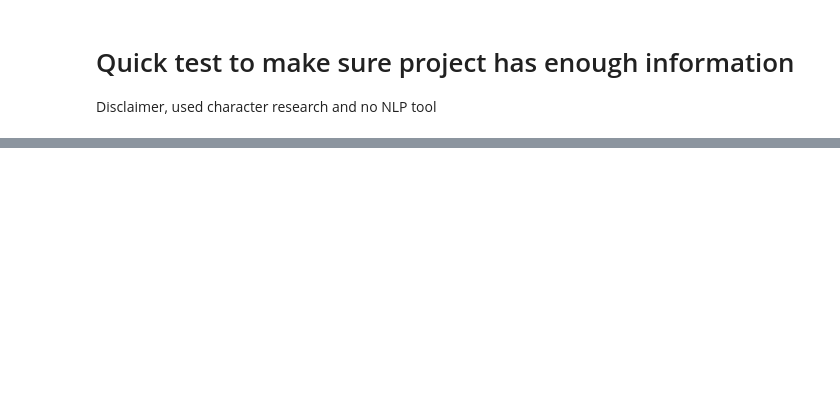
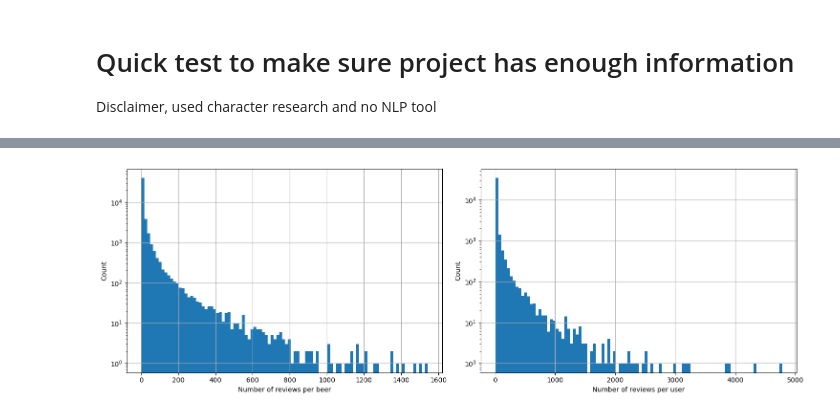
Before and after one commit to epfl-ada/ada-2023-project-beeradaventure46, a Jupyter notebook: NB01_test.ipynb, the cells around one changed output, grey strips where cells are left out. Saved outputs shown, nothing was run; the diff lists cells and outputs as text; code cells hidden in the pictures; blank space fills up the shorter version.

```diff
--- a/NB01_test.ipynb
+++ b/NB01_test.ipynb
@@ -107,0 +97,19 @@ ratings_rb.sample(3)
+# %%
+plt.figure(figsize=(15, 5))
+
+# group the reviews by beer_id and show a histogram of the number of reviews computed
+plt.subplot(1, 2, 1)
+df.groupby('beer_id')['beer_nbr_reviews_computed'].mean().hist(bins=100, log=True)
+plt.xlabel('Number of reviews per beer')
+plt.ylabel('Count')
+
+# group the reviews by user_id and show a histogram of the number of reviews computed
+plt.subplot(1, 2, 2)
+df.groupby('user_id')['user_nbr_reviews_computed'].mean().hist(bins=100, figsize=(15, 5), log=True)
+plt.xlabel('Number of reviews per user')
+plt.ylabel('Count')
+
+plt.tight_layout()
+plt.show()
+# %% [output]
+[figure, added]
```
Also changed, not shown: parts of 24 cells of this notebook.
